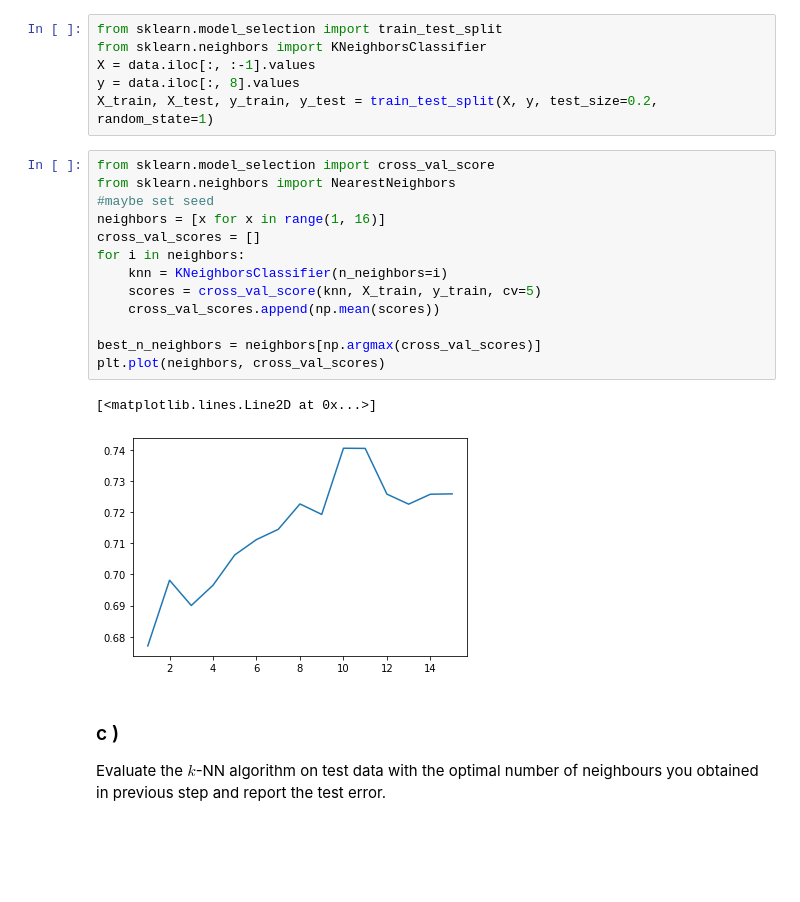
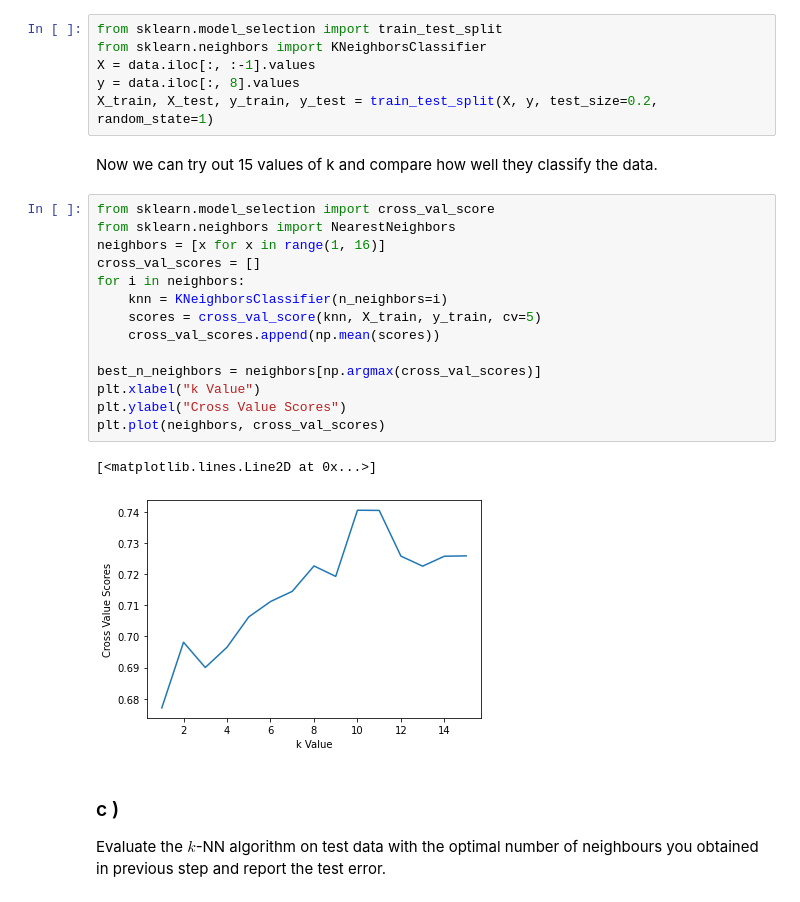
Before and after one commit to ChaseRensberger/448Homework2, a Jupyter notebook: Problem4.ipynb, the cells around one changed output. Saved outputs shown, nothing was run; the diff lists cells and outputs as text; blank space fills up the shorter version.

```diff
--- a/Problem4.ipynb
+++ b/Problem4.ipynb
@@ -111,22 +123,25 @@ from sklearn.neighbors import KNeighborsClassifier
 X = data.iloc[:, :-1].values
 y = data.iloc[:, 8].values
 X_train, X_test, y_train, y_test = train_test_split(X, y, test_size=0.2, random_state=1)
+# %% [markdown]
+Now we can try out 15 values of k and compare how well they classify the data.
 # %%
 from sklearn.model_selection import cross_val_score
 from sklearn.neighbors import NearestNeighbors
-#maybe set seed
 neighbors = [x for x in range(1, 16)]
 cross_val_scores = []
 for i in neighbors:
     knn = KNeighborsClassifier(n_neighbors=i)
     scores = cross_val_score(knn, X_train, y_train, cv=5)
     cross_val_scores.append(np.mean(scores))
 
 best_n_neighbors = neighbors[np.argmax(cross_val_scores)]
+plt.xlabel("k Value")
+plt.ylabel("Cross Value Scores")
 plt.plot(neighbors, cross_val_scores)
 # %% [output]
 [<matplotlib.lines.Line2D at 0x...>]
-[figure, old version]
+[figure, new version]
 # %% [markdown]
 ### c )
 Evaluate the $k$-NN algorithm on test data with the optimal number of neighbours you obtained in previous step and report the test error.
```
Also changed, not shown: parts of 6 cells of this notebook.
